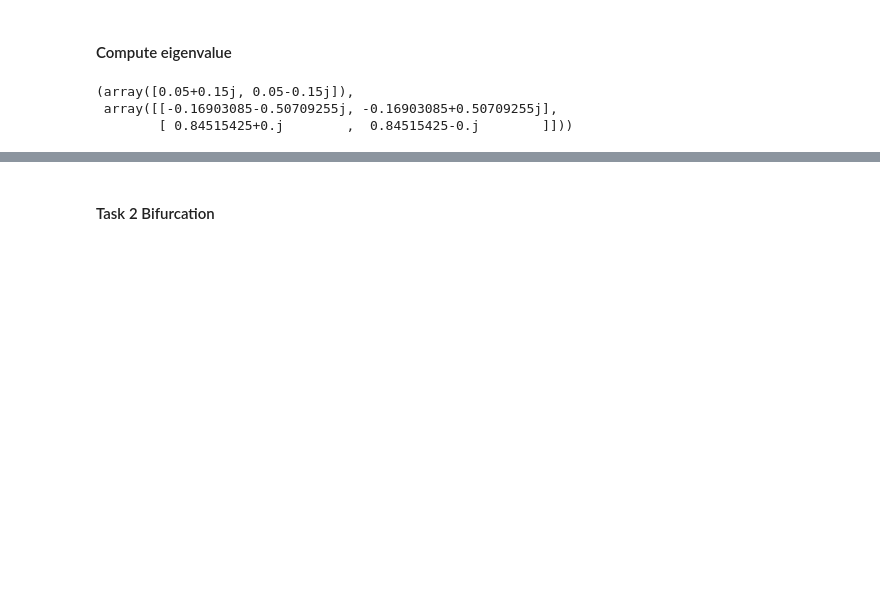
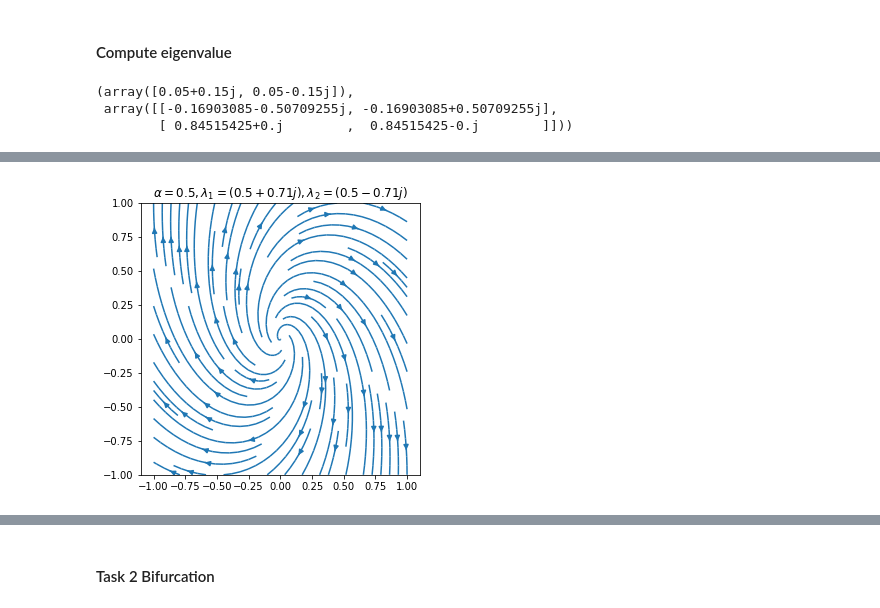
Before and after one commit to Linnore/MLCMS-EX3-GroupK, a Jupyter notebook: Test_Linnore.ipynb, the cells around one changed output, grey strips where cells are left out. Cells and saved outputs as stored; diff of their text form; code cells hidden in the pictures; blank space fills up the shorter version.

```diff
--- a/Test_Linnore.ipynb
+++ b/Test_Linnore.ipynb
@@ -167,0 +184,7 @@ plt.show()
+# %%
+a = .5
+A = np.array([[a, a],
+              [-1, a]])
+task1plot_velocity_as_linear_System(A)
+# %% [output]
+[figure, added]
```
Also changed, not shown: parts of 27 cells of this notebook.
